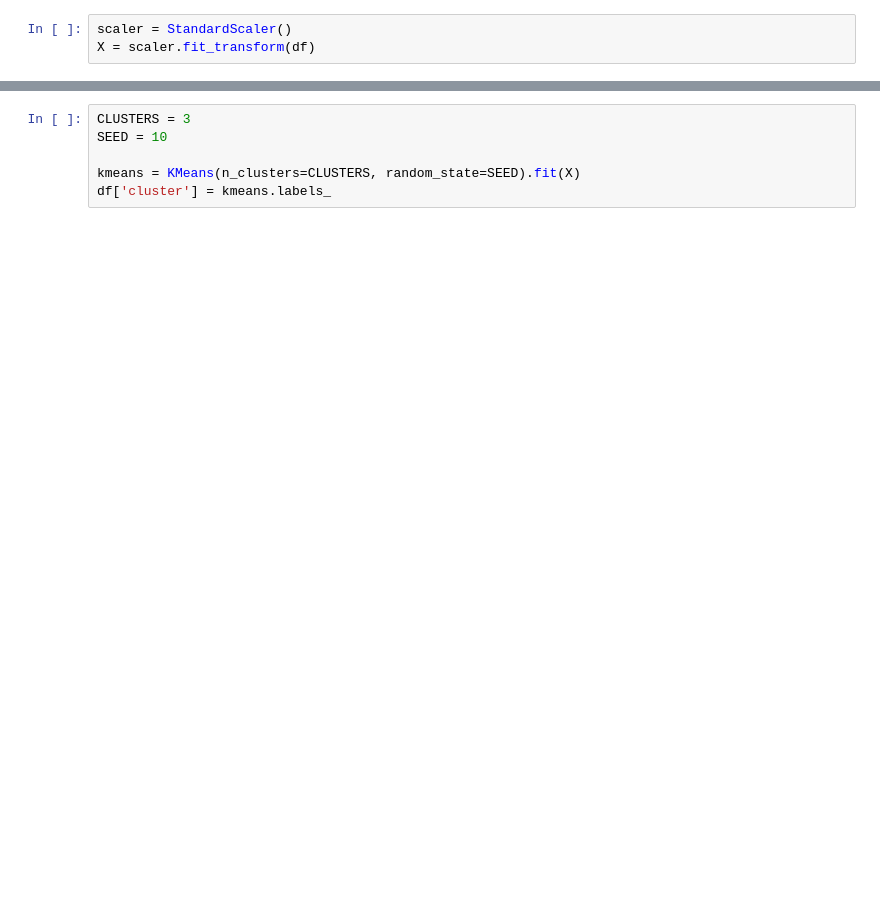
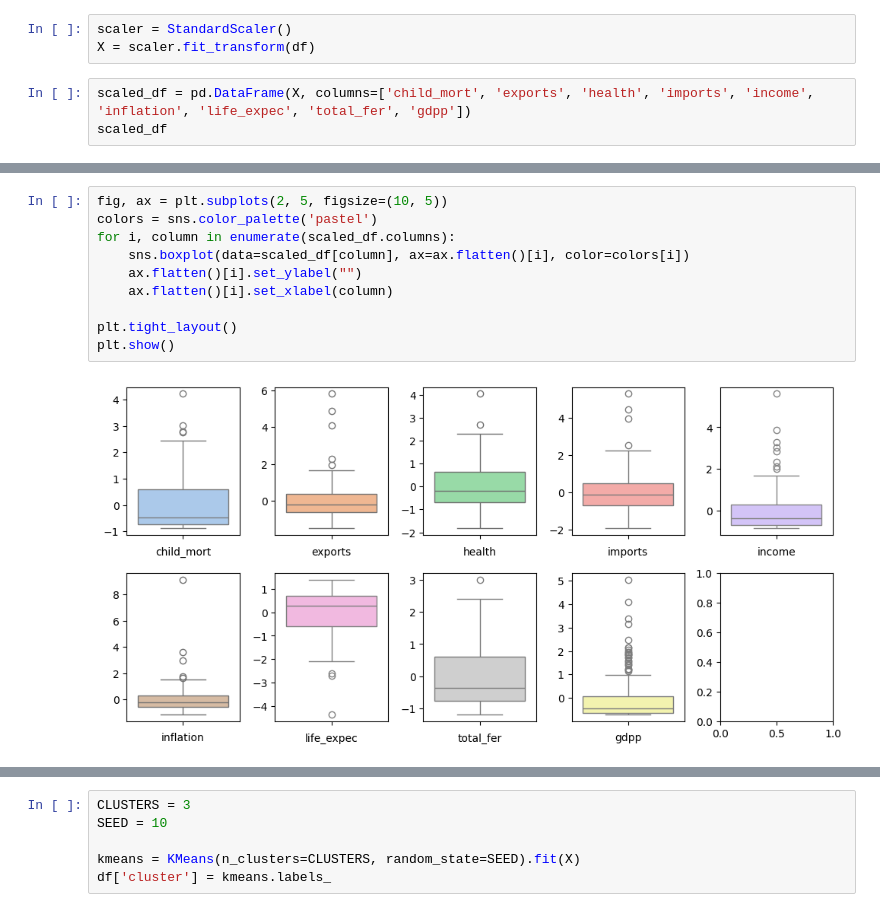
Before and after one commit to Dhonrian/pos_ifnet, a Jupyter notebook: 25E4_2/clusterizacao.ipynb, the cells around one changed output, grey strips where cells are left out. Cells and saved outputs as stored; diff of their text form; blank space fills up the shorter version.

```diff
--- a/25E4_2/clusterizacao.ipynb
+++ b/25E4_2/clusterizacao.ipynb
@@ -100,3 +94,6 @@ array([[<Axes: title={'center': 'child_mort'}>,
 # %%
 scaler = StandardScaler()
 X = scaler.fit_transform(df)
+# %%
+scaled_df = pd.DataFrame(X, columns=['child_mort', 'exports', 'health', 'imports', 'income', 'inflation', 'life_expec', 'total_fer', 'gdpp'])
+scaled_df
@@ -102,0 +114,12 @@ X = scaler.fit_transform(df)
+# %%
+fig, ax = plt.subplots(2, 5, figsize=(10, 5))
+colors = sns.color_palette('pastel')
+for i, column in enumerate(scaled_df.columns):
+    sns.boxplot(data=scaled_df[column], ax=ax.flatten()[i], color=colors[i])
+    ax.flatten()[i].set_ylabel("")
+    ax.flatten()[i].set_xlabel(column)
+
+plt.tight_layout()
+plt.show()
+# %% [output]
+[figure, added]
```
Also changed, not shown: parts of 21 cells of this notebook.
